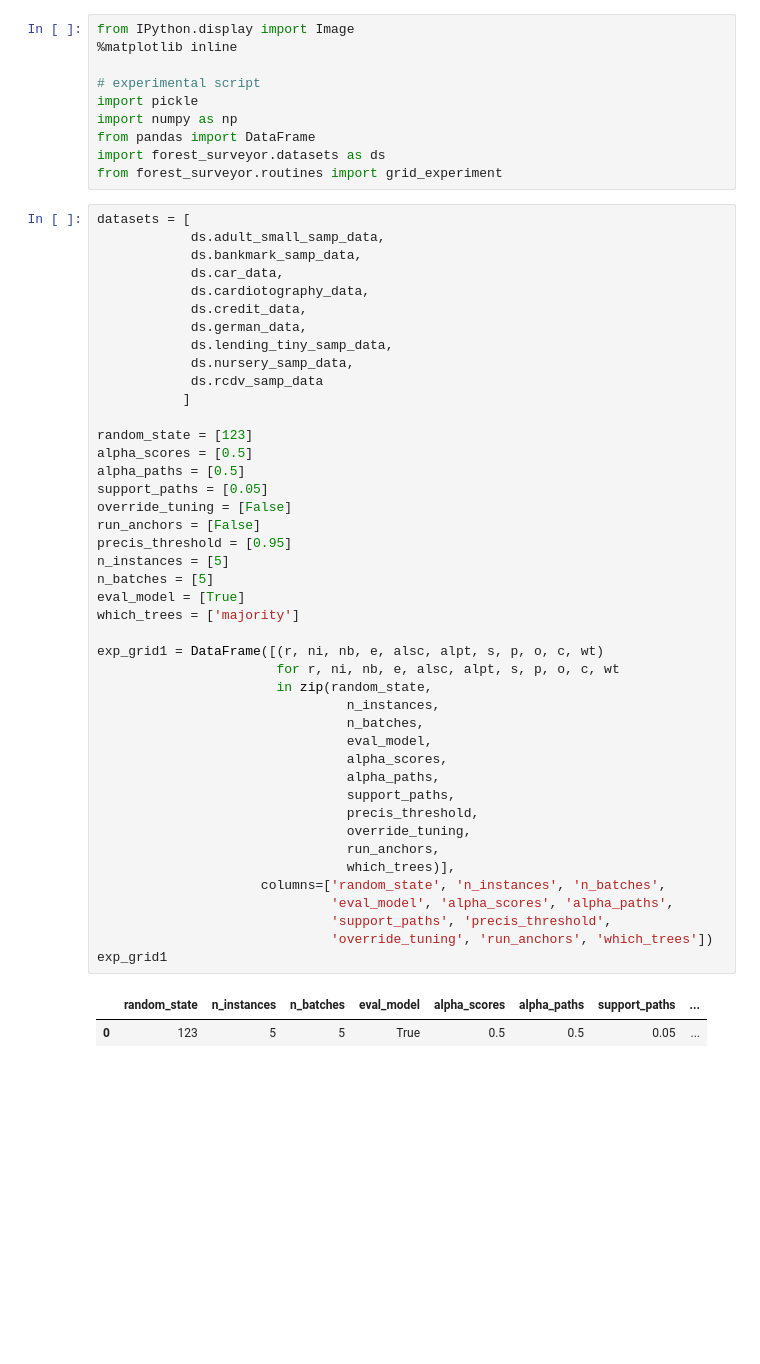
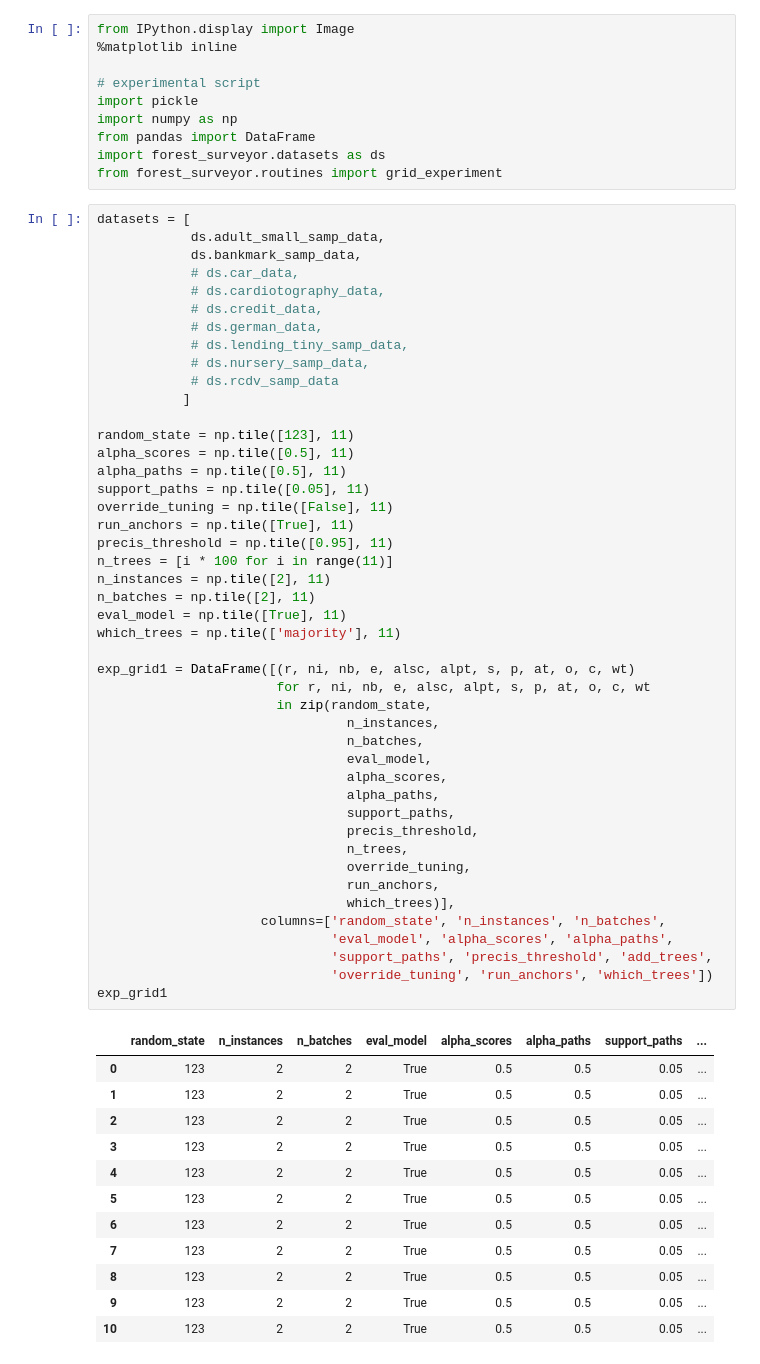
Before and after one commit to julianhatwell/interpret_basics2, a Jupyter notebook: WE3 Timing and Hparam Tuning.ipynb, the cells around one changed output. Cells and saved outputs as stored; diff of their text form; blank space fills up the shorter version.

```diff
--- a/WE3 Timing and Hparam Tuning.ipynb
+++ b/WE3 Timing and Hparam Tuning.ipynb
@@ -11,49 +11,61 @@ from forest_surveyor.routines import grid_experiment
 # %%
 datasets = [
             ds.adult_small_samp_data,
             ds.bankmark_samp_data,
-            ds.car_data,
-            ds.cardiotography_data,
-            ds.credit_data,
-            ds.german_data,
-            ds.lending_tiny_samp_data,
-            ds.nursery_samp_data,
-            ds.rcdv_samp_data
+            # ds.car_data,
+            # ds.cardiotography_data,
+            # ds.credit_data,
+            # ds.german_data,
+            # ds.lending_tiny_samp_data,
+            # ds.nursery_samp_data,
+            # ds.rcdv_samp_data
            ]
 
-random_state = [123]
-alpha_scores = [0.5]
-alpha_paths = [0.5]
-support_paths = [0.05]
-override_tuning = [False]
-run_anchors = [False]
-precis_threshold = [0.95]
-n_instances = [5]
-n_batches = [5]
-eval_model = [True]
-which_trees = ['majority']
+random_state = np.tile([123], 11)
+alpha_scores = np.tile([0.5], 11)
+alpha_paths = np.tile([0.5], 11)
+support_paths = np.tile([0.05], 11)
+override_tuning = np.tile([False], 11)
+run_anchors = np.tile([True], 11)
+precis_threshold = np.tile([0.95], 11)
+n_trees = [i * 100 for i in range(11)]
+n_instances = np.tile([2], 11)
+n_batches = np.tile([2], 11)
+eval_model = np.tile([True], 11)
+which_trees = np.tile(['majority'], 11)
 
-exp_grid1 = DataFrame([(r, ni, nb, e, alsc, alpt, s, p, o, c, wt)
-                       for r, ni, nb, e, alsc, alpt, s, p, o, c, wt
+exp_grid1 = DataFrame([(r, ni, nb, e, alsc, alpt, s, p, at, o, c, wt)
+                       for r, ni, nb, e, alsc, alpt, s, p, at, o, c, wt
                        in zip(random_state,
                                 n_instances,
                                 n_batches,
                                 eval_model,
                                 alpha_scores,
                                 alpha_paths,
                                 support_paths,
                                 precis_threshold,
+                                n_trees,
                                 override_tuning,
                                 run_anchors,
                                 which_trees)],
                      columns=['random_state', 'n_instances', 'n_batches',
                               'eval_model', 'alpha_scores', 'alpha_paths',
-                              'support_paths', 'precis_threshold',
+                              'support_paths', 'precis_threshold', 'add_trees',
                               'override_tuning', 'run_anchors', 'which_trees'])
 exp_grid1
 # %% [output]
 |  | random_state | n_instances | n_batches | eval_model | alpha_scores | alpha_paths | support_paths | ... |
-| 0 | 123 | 5 | 5 | True | 0.5 | 0.5 | 0.05 | ... |
+| 0 | 123 | 2 | 2 | True | 0.5 | 0.5 | 0.05 | ... |
+| 1 | 123 | 2 | 2 | True | 0.5 | 0.5 | 0.05 | ... |
+| 2 | 123 | 2 | 2 | True | 0.5 | 0.5 | 0.05 | ... |
+| 3 | 123 | 2 | 2 | True | 0.5 | 0.5 | 0.05 | ... |
+| 4 | 123 | 2 | 2 | True | 0.5 | 0.5 | 0.05 | ... |
+| 5 | 123 | 2 | 2 | True | 0.5 | 0.5 | 0.05 | ... |
+| 6 | 123 | 2 | 2 | True | 0.5 | 0.5 | 0.05 | ... |
+| 7 | 123 | 2 | 2 | True | 0.5 | 0.5 | 0.05 | ... |
+| 8 | 123 | 2 | 2 | True | 0.5 | 0.5 | 0.05 | ... |
+| 9 | 123 | 2 | 2 | True | 0.5 | 0.5 | 0.05 | ... |
+| 10 | 123 | 2 | 2 | True | 0.5 | 0.5 | 0.05 | ... |
 # %%
 grid_experiment(dsets=datasets,
                     exp_grid=exp_grid1)
```
Also changed, not shown: parts of 1 cell of this notebook, 9 other files.
